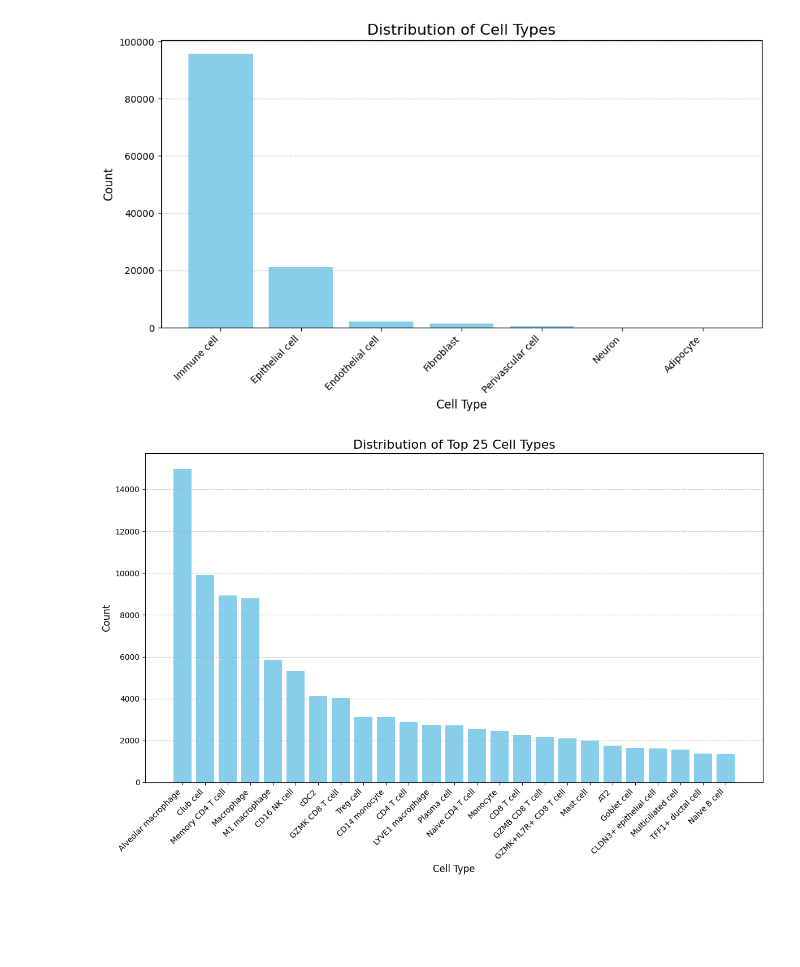
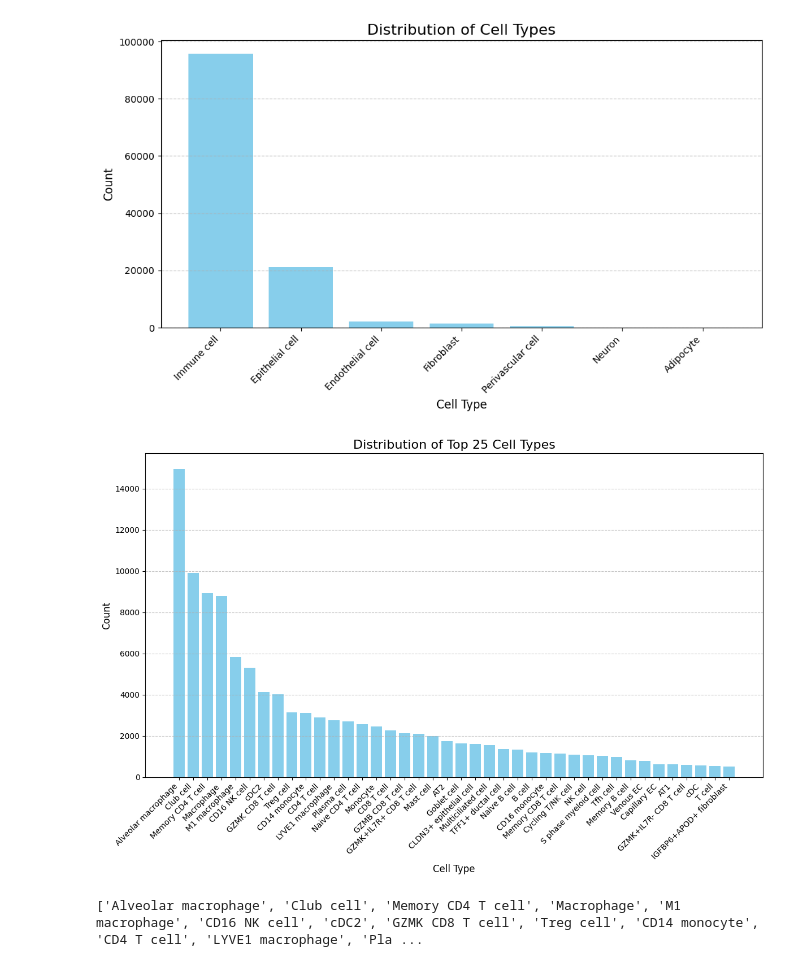
Before and after one commit to RaphaelDeGottardi/MasterThesis, a Jupyter notebook: Benchmarking pipeline/CellTypeAssignment metrics/Azimuth/Azimuth_SC.ipynb, the cells around one changed output. Cells and saved outputs as stored; diff of their text form; code cells hidden in the pictures; blank space fills up the shorter version.

```diff
--- a/Benchmarking pipeline/CellTypeAssignment metrics/Azimuth/Azimuth_SC.ipynb
+++ b/Benchmarking pipeline/CellTypeAssignment metrics/Azimuth/Azimuth_SC.ipynb
@@ -163,18 +184,22 @@ plt.show()
 # %% [output]
 [figure]
 # %%
-cell_type_counts = cell_metadata['final_level_labels'].value_counts().nlargest(25).reset_index()
+cell_type_counts = cell_metadata['final_level_labels'].value_counts().nlargest(40).reset_index()
 cell_type_counts.columns = ["Cell Type", "Count"]
 
 # Create the plot
 plt.figure(figsize=(12, 8))  # Adjusted figure size for better readability
 plt.bar(cell_type_counts["Cell Type"], cell_type_counts["Count"], color='skyblue')
 plt.title("Distribution of Top 25 Cell Types", fontsize=16)  # Updated title
 plt.xlabel("Cell Type", fontsize=12)
 plt.ylabel("Count", fontsize=12)
 plt.xticks(rotation=45, ha="right", fontsize=10)  # Adjusted rotation and font size
 plt.grid(axis="y", linestyle="--", alpha=0.7)
 plt.tight_layout()
 plt.show()
 # %% [output]
-[figure, old version]
+[figure, new version]
+# %%
+print(cell_type_counts["Cell Type"].head(40).to_list())
+# %% [output]
+['Alveolar macrophage', 'Club cell', 'Memory CD4 T cell', 'Macrophage', 'M1 macrophage', 'CD16 NK cell', 'cDC2', 'GZMK CD8 T cell', 'Treg cell', 'CD14 monocyte', 'CD4 T cell', 'LYVE1 macrophage', 'Pla ...
```
Also changed, not shown: parts of 6 cells of this notebook, 6 other files.
